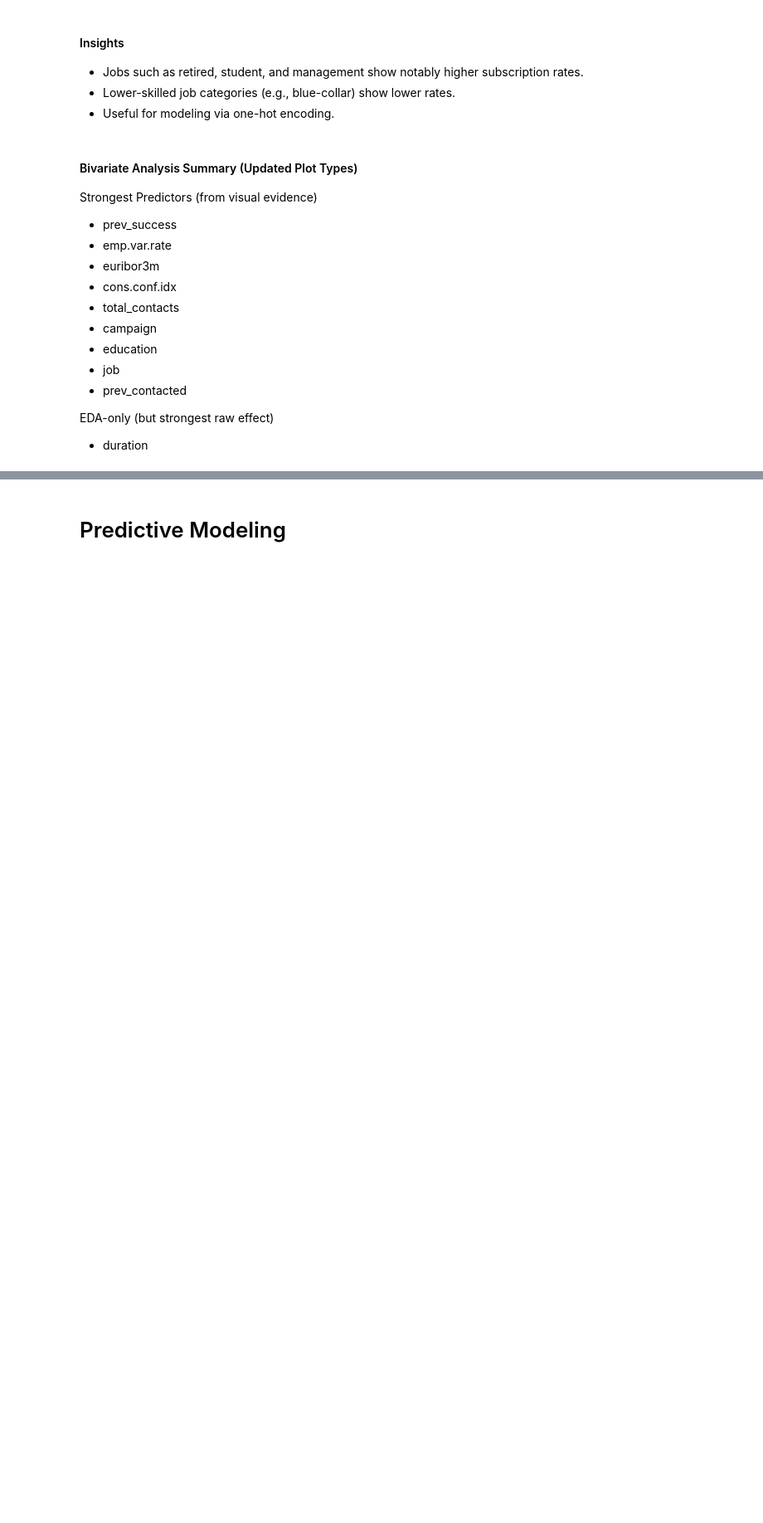
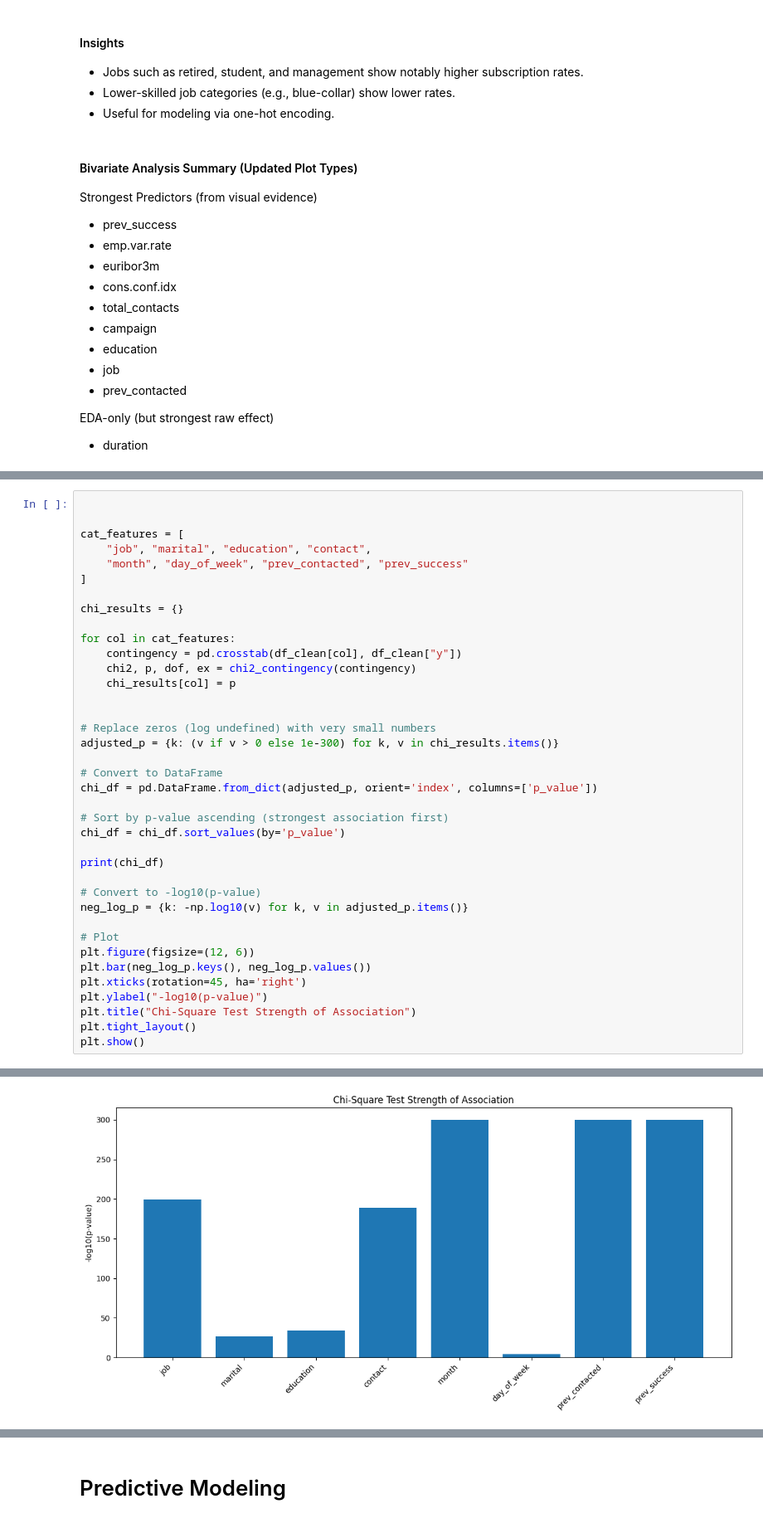
Before and after one commit to abduladebogun/Bank_Telemarketing_Campaigns_EDSB_Group_29, a Jupyter notebook: app.ipynb, the cells around one changed output, grey strips where cells are left out. Shown at 83% size. Cells and saved outputs as stored; diff of their text form; blank space fills up the shorter version.

```diff
--- a/app.ipynb
+++ b/app.ipynb
@@ -1398,0 +1434,39 @@ mi.head(15)
+# %%
+
+
+cat_features = [
+    "job", "marital", "education", "contact",
+    "month", "day_of_week", "prev_contacted", "prev_success"
+]
+
+chi_results = {}
+
+for col in cat_features:
+    contingency = pd.crosstab(df_clean[col], df_clean["y"])
+    chi2, p, dof, ex = chi2_contingency(contingency)
+    chi_results[col] = p
+
+
+# Replace zeros (log undefined) with very small numbers
+adjusted_p = {k: (v if v > 0 else 1e-300) for k, v in chi_results.items()}
+
+# Convert to DataFrame
+chi_df = pd.DataFrame.from_dict(adjusted_p, orient='index', columns=['p_value'])
+
+# Sort by p-value ascending (strongest association first)
+chi_df = chi_df.sort_values(by='p_value')
+
+print(chi_df)
+
+# Convert to -log10(p-value)
+neg_log_p = {k: -np.log10(v) for k, v in adjusted_p.items()}
+
+# Plot
+plt.figure(figsize=(12, 6))
+plt.bar(neg_log_p.keys(), neg_log_p.values())
+plt.xticks(rotation=45, ha='right')
+plt.ylabel("-log10(p-value)")
+plt.title("Chi-Square Test Strength of Association")
+plt.tight_layout()
+plt.show()
+# %% [output]
@@ -1398,0 +1482 @@ mi.head(15)
+[figure, added]
```
Also changed, not shown: parts of 25 cells of this notebook.
